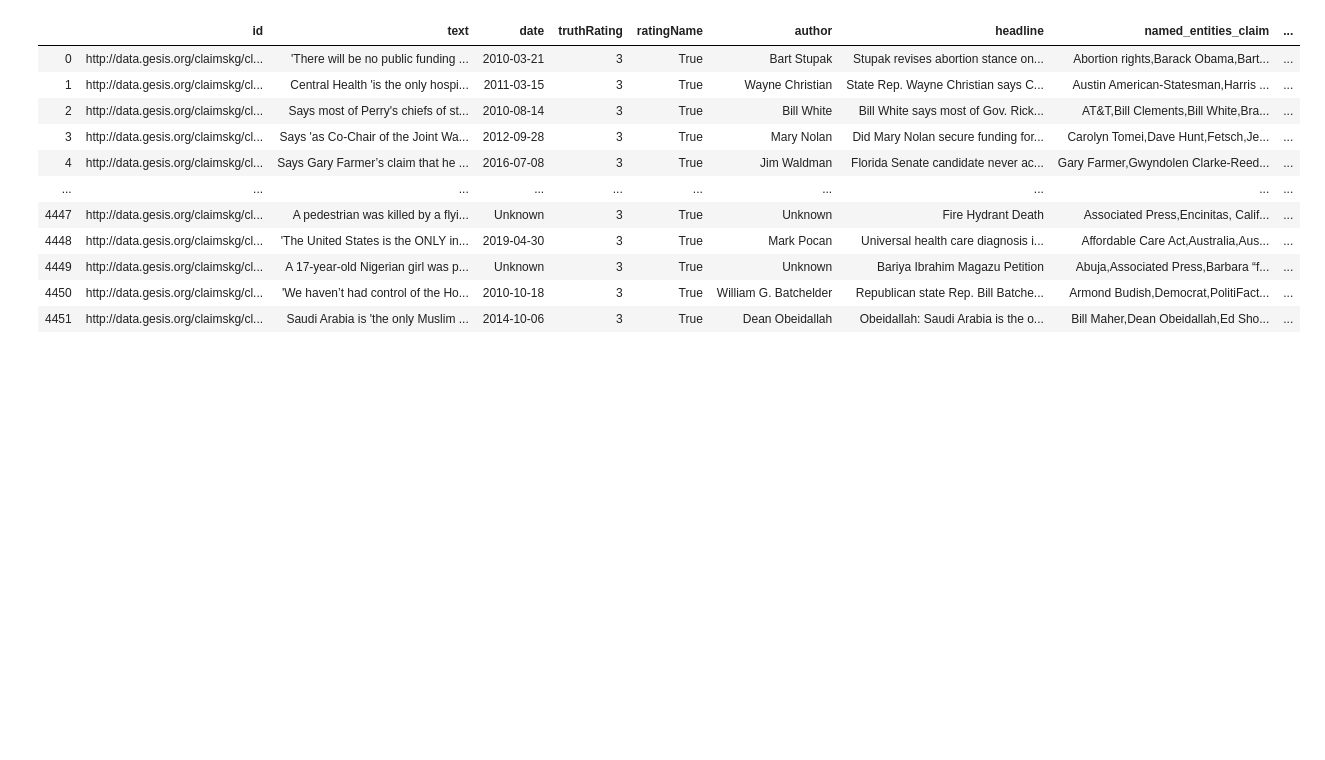
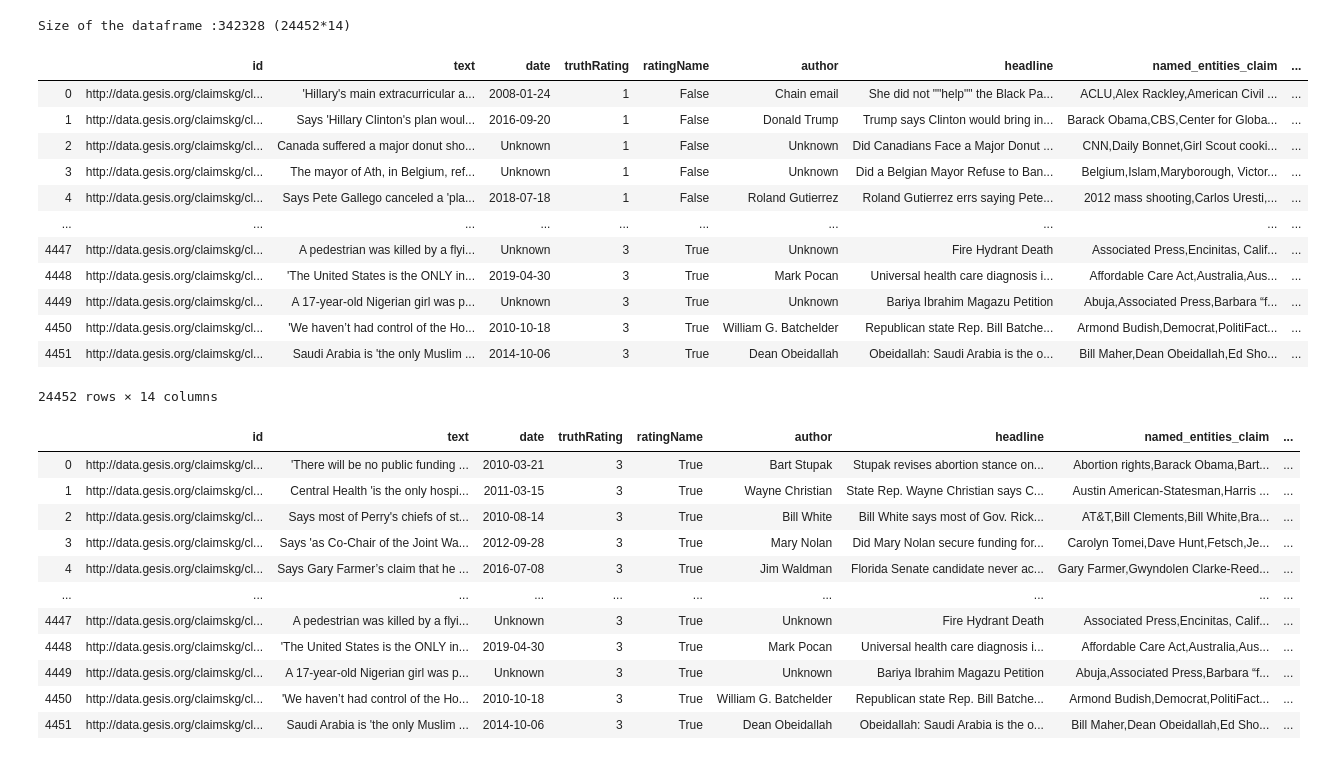
Before and after one commit to AmineOzil/FactChecking, a Jupyter notebook: TestSurTout.ipynb, the cells around one changed output. Saved outputs shown, nothing was run; the diff lists cells and outputs as text; code cells hidden in the pictures; blank space fills up the shorter version.

Commit message:
fusion des fichier csv

```diff
--- a/TestSurTout.ipynb
+++ b/TestSurTout.ipynb
@@ -1,3 +1,32 @@
+# %%
+import pandas as pd
+import random as random
+import glob, os
+
+#concatener les fichiers en python ;
+dF = pd.concat(map(pd.read_csv, glob.glob(os.path.join('', "./DataSet/*.csv"))))
+
+row, col = dF.shape
+print("Size of the dataframe :" + str(dF.size) + " ("+str(row)+"*"+str(col)+")")
+
+dF.head()
+
+dF
+# %% [output]
+Size of the dataframe :342328 (24452*14)
+|  | id | text | date | truthRating | ratingName | author | headline | named_entities_claim | ... |
+| 0 | http://data.gesis.org/claimskg/cl... | 'Hillary's main extracurricular a... | 2008-01-24 | 1 | False | Chain email | She did not ""help"" the Black Pa... | ACLU,Alex Rackley,American Civil ... | ... |
+| 1 | http://data.gesis.org/claimskg/cl... | Says 'Hillary Clinton's plan woul... | 2016-09-20 | 1 | False | Donald Trump | Trump says Clinton would bring in... | Barack Obama,CBS,Center for Globa... | ... |
+| 2 | http://data.gesis.org/claimskg/cl... | Canada suffered a major donut sho... | Unknown | 1 | False | Unknown | Did Canadians Face a Major Donut ... | CNN,Daily Bonnet,Girl Scout cooki... | ... |
+| 3 | http://data.gesis.org/claimskg/cl... | The mayor of Ath, in Belgium, ref... | Unknown | 1 | False | Unknown | Did a Belgian Mayor Refuse to Ban... | Belgium,Islam,Maryborough, Victor... | ... |
+| 4 | http://data.gesis.org/claimskg/cl... | Says Pete Gallego canceled a 'pla... | 2018-07-18 | 1 | False | Roland Gutierrez | Roland Gutierrez errs saying Pete... | 2012 mass shooting,Carlos Uresti,... | ... |
+| ... | ... | ... | ... | ... | ... | ... | ... | ... | ... |
+| 4447 | http://data.gesis.org/claimskg/cl... | A pedestrian was killed by a flyi... | Unknown | 3 | True | Unknown | Fire Hydrant Death | Associated Press,Encinitas, Calif... | ... |
+| 4448 | http://data.gesis.org/claimskg/cl... | 'The United States is the ONLY in... | 2019-04-30 | 3 | True | Mark Pocan | Universal health care diagnosis i... | Affordable Care Act,Australia,Aus... | ... |
+| 4449 | http://data.gesis.org/claimskg/cl... | A 17-year-old Nigerian girl was p... | Unknown | 3 | True | Unknown | Bariya Ibrahim Magazu Petition | Abuja,Associated Press,Barbara “f... | ... |
+| 4450 | http://data.gesis.org/claimskg/cl... | 'We haven’t had control of the Ho... | 2010-10-18 | 3 | True | William G. Batchelder | Republican state Rep. Bill Batche... | Armond Budish,Democrat,PolitiFact... | ... |
+| 4451 | http://data.gesis.org/claimskg/cl... | Saudi Arabia is 'the only Muslim ... | 2014-10-06 | 3 | True | Dean Obeidallah | Obeidallah: Saudi Arabia is the o... | Bill Maher,Dean Obeidallah,Ed Sho... | ... |
+24452 rows × 14 columns
 # %%
 import pandas as pd
 
```
